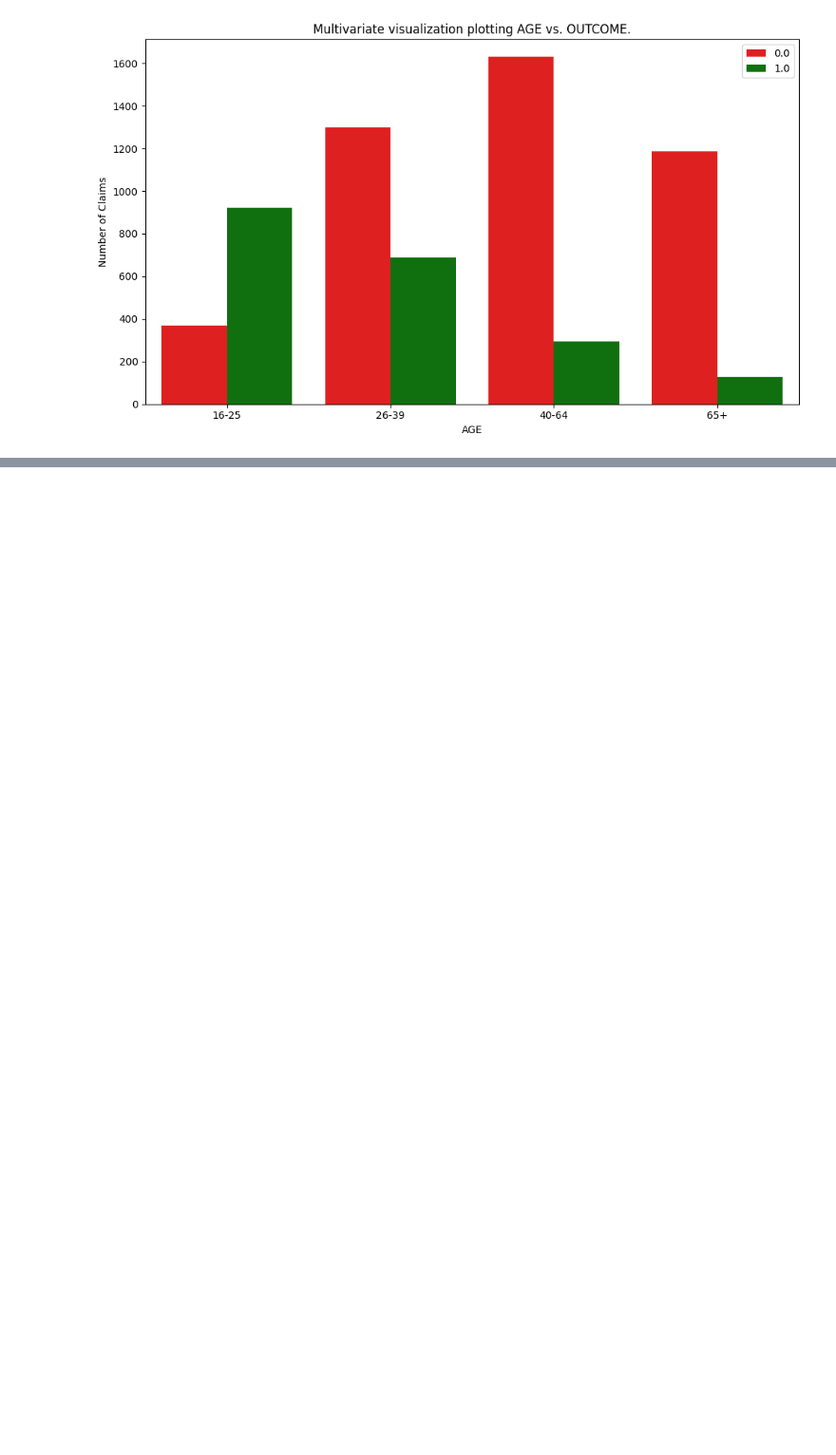
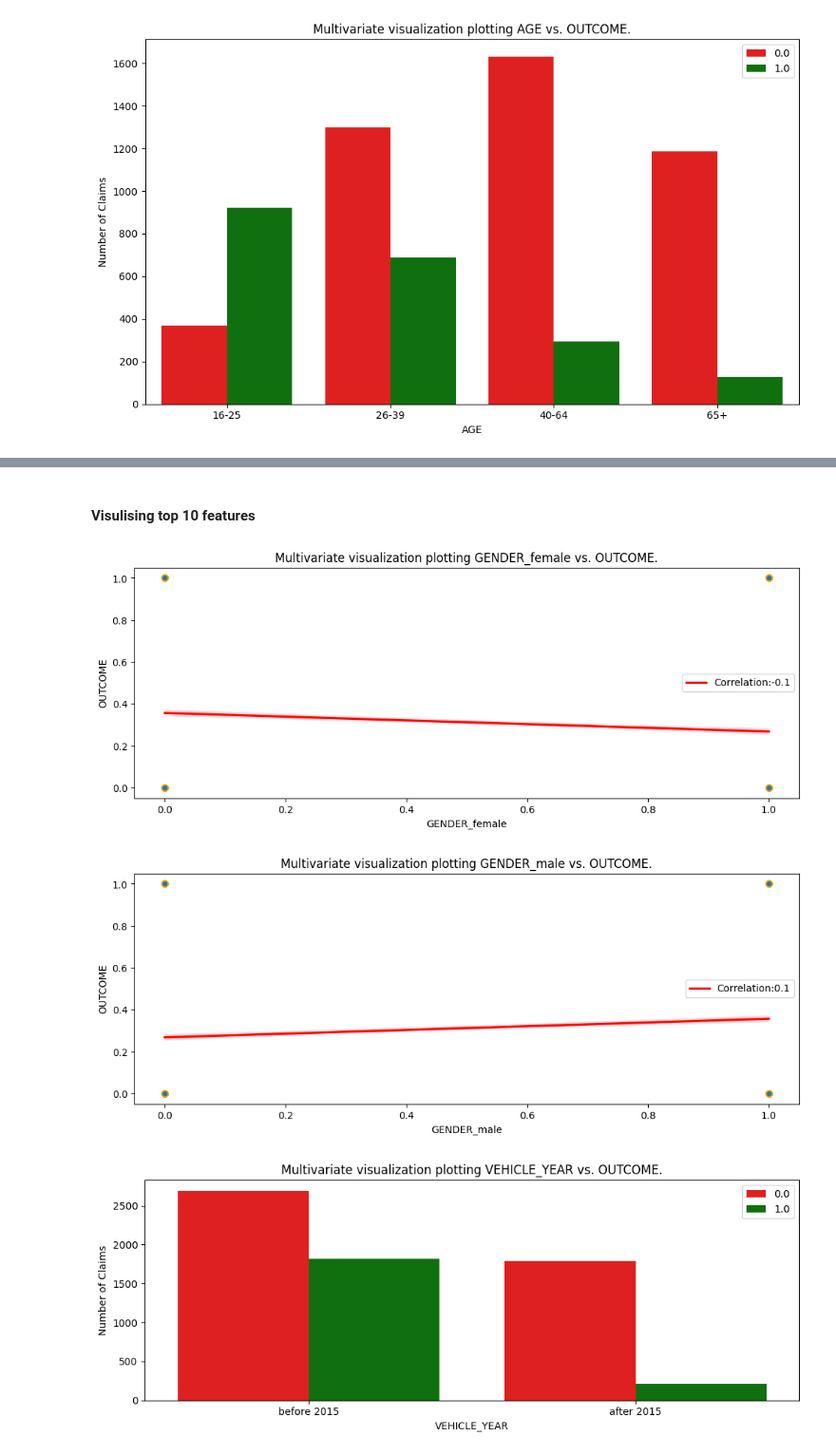
Before and after one commit to UKashNK/Car-Insurance-data, a Jupyter notebook: Car_Insurance_Claims_Analysis_.ipynb, the cells around one changed output, grey strips where cells are left out. Shown at 95% size. Cells and saved outputs as stored; diff of their text form; code cells hidden in the pictures; blank space fills up the shorter version.

```diff
--- a/Car_Insurance_Claims_Analysis_.ipynb
+++ b/Car_Insurance_Claims_Analysis_.ipynb
@@ -590,0 +738,4 @@ multi_viz(df_train, "AGE", "OUTCOME")
+# %%
+#Instantiating permutation importance
+r = permutation_importance(decision_tree, X_train_sel, y_train, n_repeats=15, random_state=42)
+r.importances_mean
@@ -590,0 +745,4 @@ multi_viz(df_train, "AGE", "OUTCOME")
+# %%
+#Extract the top 10 features using permutation importance
+top_features = X_train_sel.columns[np.argsort(r.importances_mean)[-10:]]
+top_features
@@ -590,0 +753,19 @@ multi_viz(df_train, "AGE", "OUTCOME")
+# %%
+#combining X_train_smote and y_train_smote into one dataframe
+df_train = pd.DataFrame(X_train_sel, columns=top_features)
+#Converting values in df train back to original values if X_train basing on value counts
+for col in df_train.columns:
+  #changing columns to object datatype
+  if df_train[col].value_counts().index.shape[0] < 25 and col != "GENDER_male" and col !="GENDER_female":
+    df_train[col] = df_train[col].astype('category')
+    old = X_train[col].value_counts().index.values
+    new = df_train[col].value_counts().index.values
+    #Replacing new valued with old values in the list
+    c = 0
+    for i in new:
+      df_train[col] = df_train[col].replace(i,old[c])
+      c += 1
+
+df_train['OUTCOME'] = y_train.astype('category')
+df_train.sort_index(inplace=True)
+df_train.info()
@@ -590,0 +798,11 @@ multi_viz(df_train, "AGE", "OUTCOME")
+# %% [markdown]
+#### Visulising top 10 features
+# %%
+#Visualising every column in df_train using histplots
+for col in df_train.columns:
+  if col != "OUTCOME":
+    multi_viz(df_train, col,"OUTCOME", figsize=(10,4))
+# %% [output]
+[figure, added]
+[figure, added]
+[figure, added]
```
Also changed, not shown: parts of 25 cells of this notebook.
